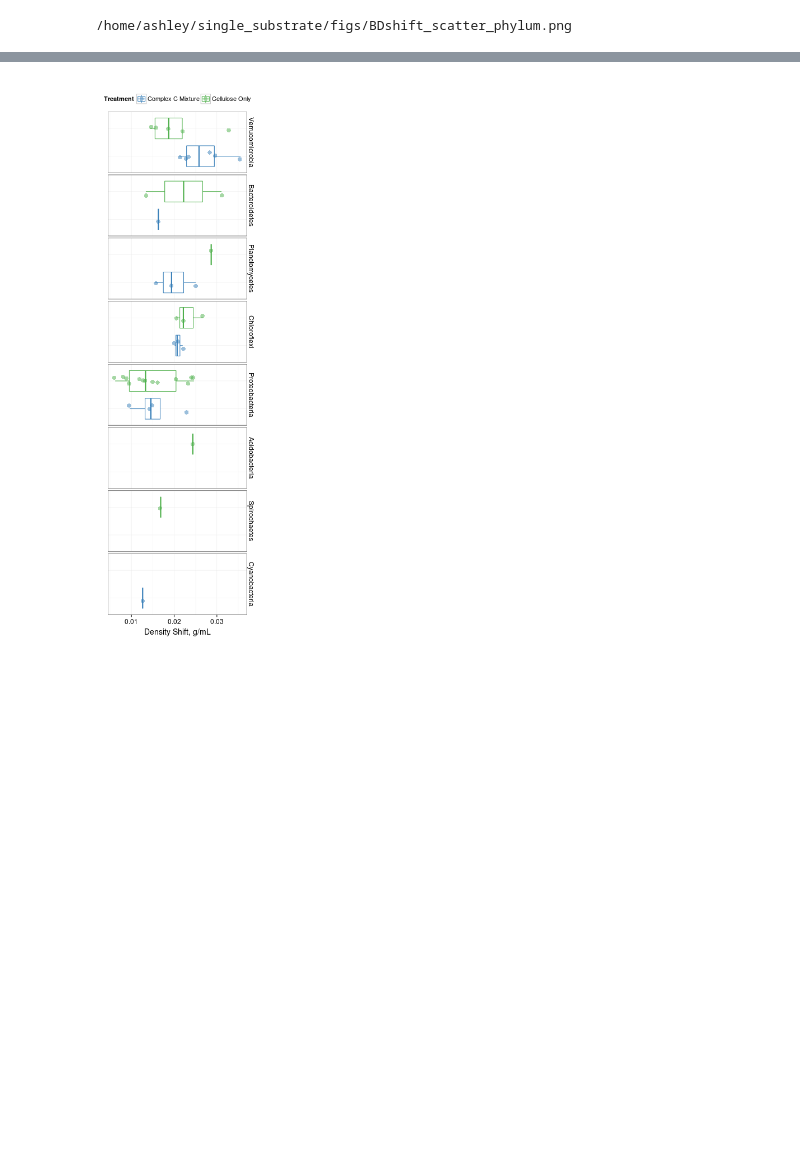
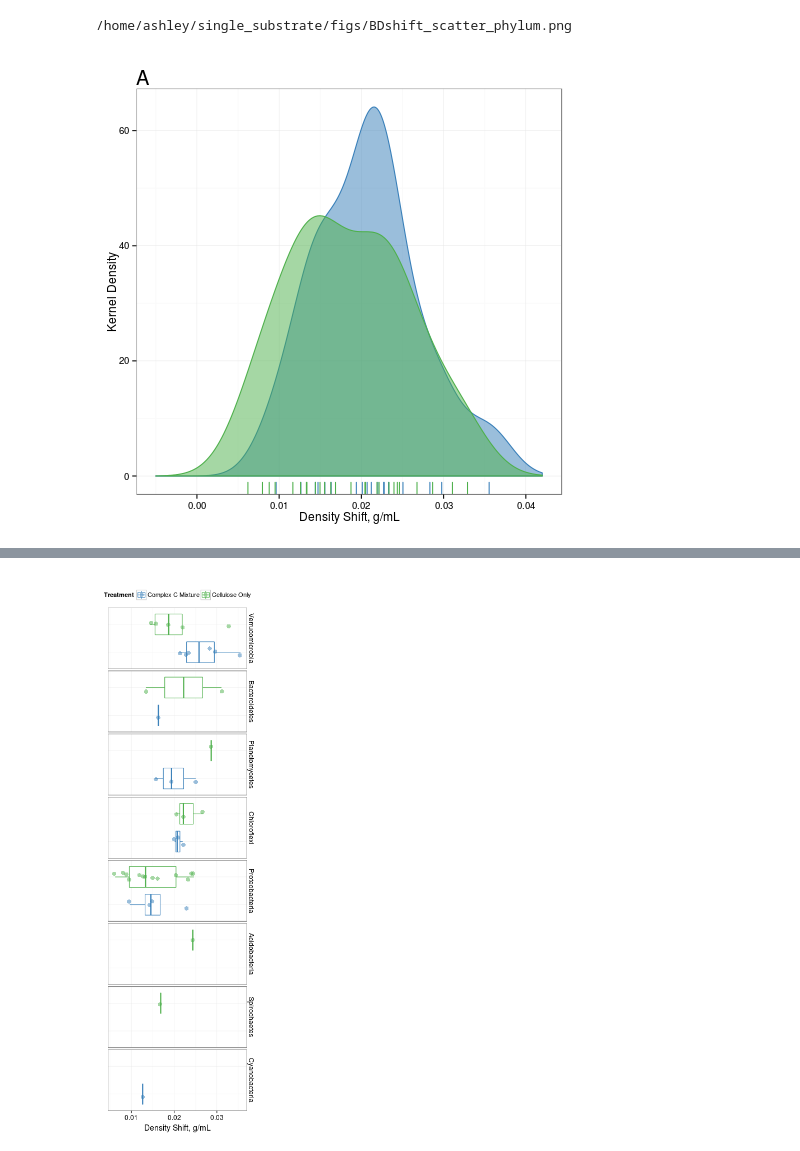
Before and after one commit to acampbellina/single_substrate, a Jupyter notebook: RA_KDE.ipynb, the cells around one changed output, grey strips where cells are left out. Drawn from its saved outputs; the diff is of its cells as text; code cells hidden in the pictures; blank space fills up the shorter version.

Commit message:
new fig, density shift panels

```diff
--- a/RA_KDE.ipynb
+++ b/RA_KDE.ipynb
@@ -424,3 +425,11 @@ ggsave("figs/BDshift_scatter_phylum.png", p3, h = 4, w = 6)
 FileLink("figs/BDshift_scatter_phylum.png")
 # %% [output]
 /home/ashley/single_substrate/figs/BDshift_scatter_phylum.png
+# %%
+%%R
+p4 = p.shift1 + theme(legend.position = "none")
+p4 = p4 + ggtitle("A")
+p4 = p4 + theme(plot.title = element_text(hjust = 0, size = 20))
+p4
+# %% [output]
+[figure, added]
```
Also changed, not shown: parts of 8 cells of this notebook, 2 other files.
